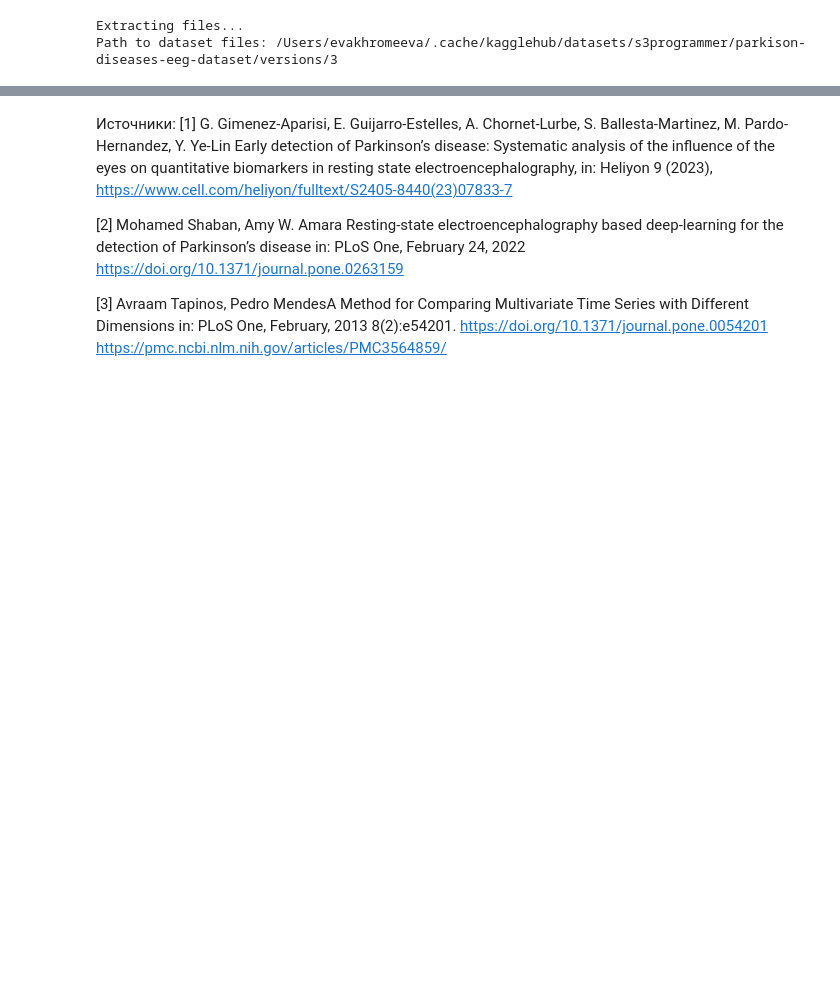
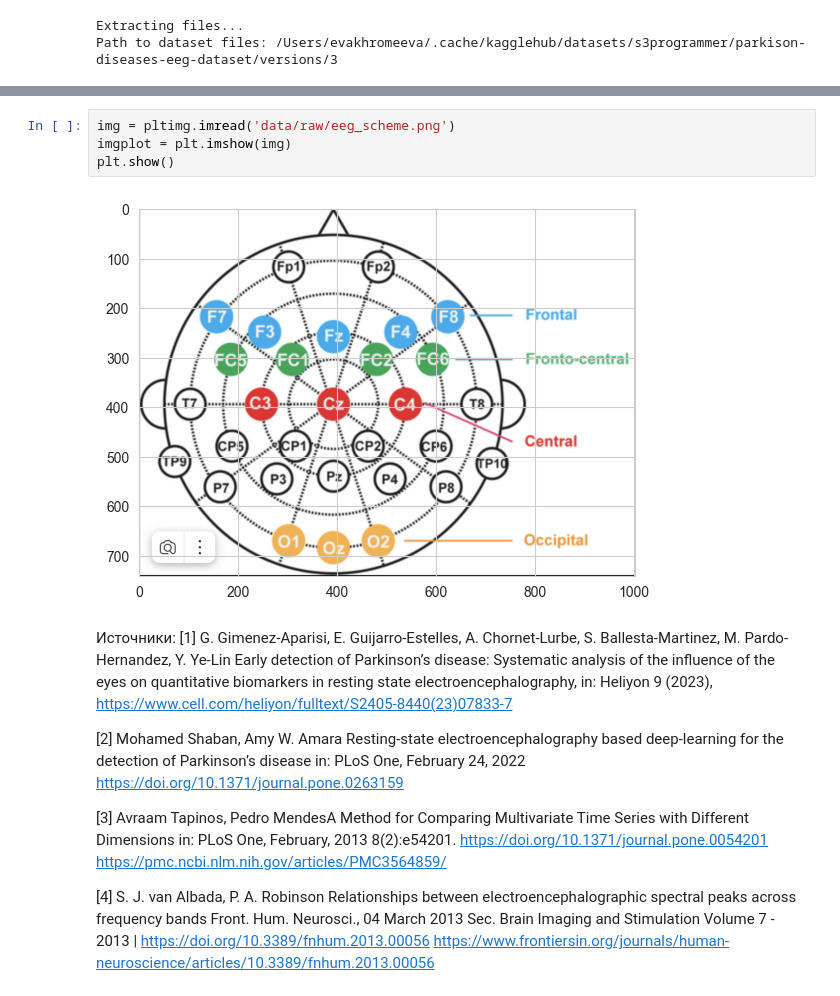
Before and after one commit to VakhromeevaKate/parkinson-disease-eeg, a Jupyter notebook: ParkinsonEEGDetection.ipynb, the cells around one changed output, grey strips where cells are left out. Cells and saved outputs as stored; diff of their text form; blank space fills up the shorter version.

```diff
--- a/ParkinsonEEGDetection.ipynb
+++ b/ParkinsonEEGDetection.ipynb
@@ -118,3 +133,9 @@ df.head()
+# %%
+img = pltimg.imread('data/raw/eeg_scheme.png')
+imgplot = plt.imshow(img)
+plt.show()
+# %% [output]
+[figure, added]
 # %% [markdown]
 Источники:
 [1] G. Gimenez-Aparisi, E. Guijarro-Estelles, A. Chornet-Lurbe, S. Ballesta-Martinez, M. Pardo-Hernandez, Y. Ye-Lin Early detection of Parkinson’s disease: Systematic analysis of the
@@ -126,3 +147,6 @@ https://doi.org/10.1371/journal.pone.0263159
 
 [3] Avraam Tapinos, Pedro MendesA Method for Comparing Multivariate Time Series with Different
 Dimensions in: PLoS One, February, 2013 8(2):e54201. https://doi.org/10.1371/journal.pone.0054201 https://pmc.ncbi.nlm.nih.gov/articles/PMC3564859/
+
+[4]  S. J. van Albada, P. A. Robinson Relationships between electroencephalographic spectral peaks across frequency bands Front. Hum. Neurosci., 04 March 2013 Sec. Brain Imaging and Stimulation
+Volume 7 - 2013 | https://doi.org/10.3389/fnhum.2013.00056 https://www.frontiersin.org/journals/human-neuroscience/articles/10.3389/fnhum.2013.00056
```
Also changed, not shown: parts of 5 cells of this notebook, 1 other file.
